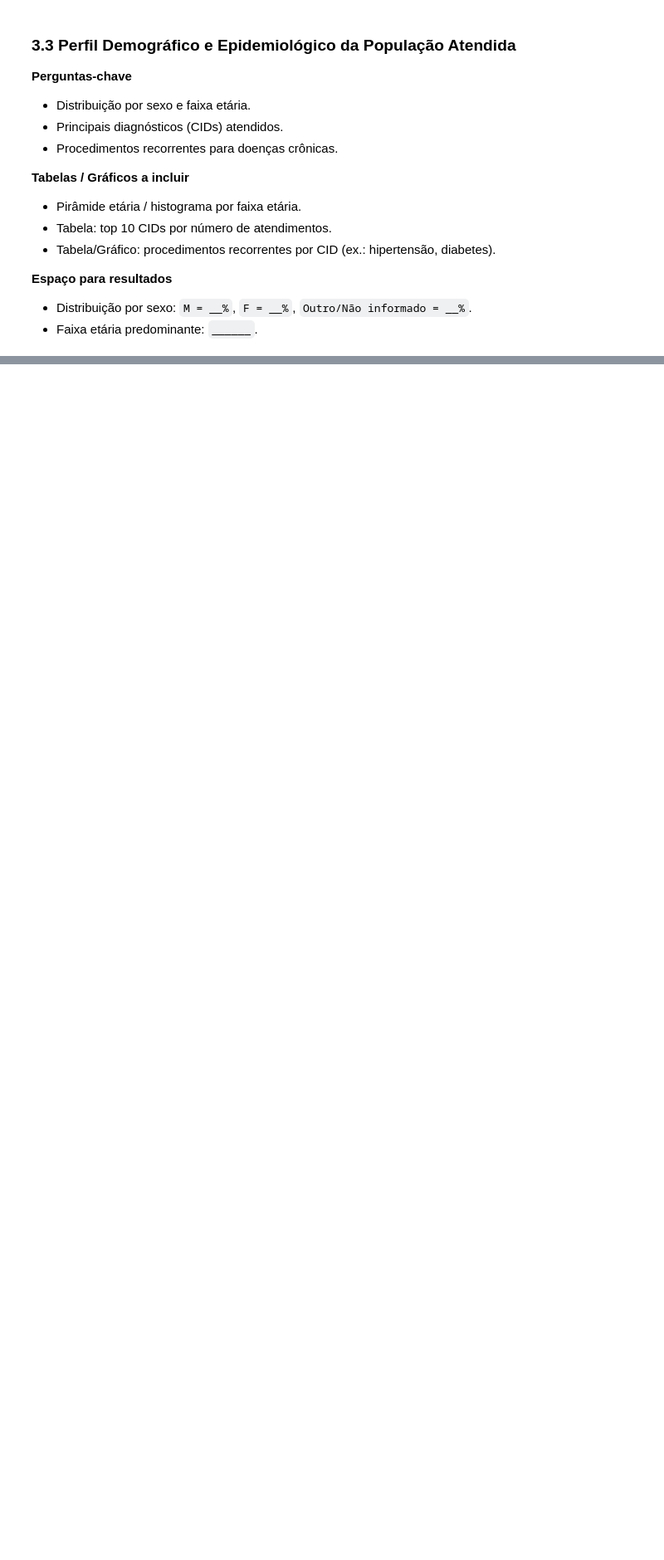
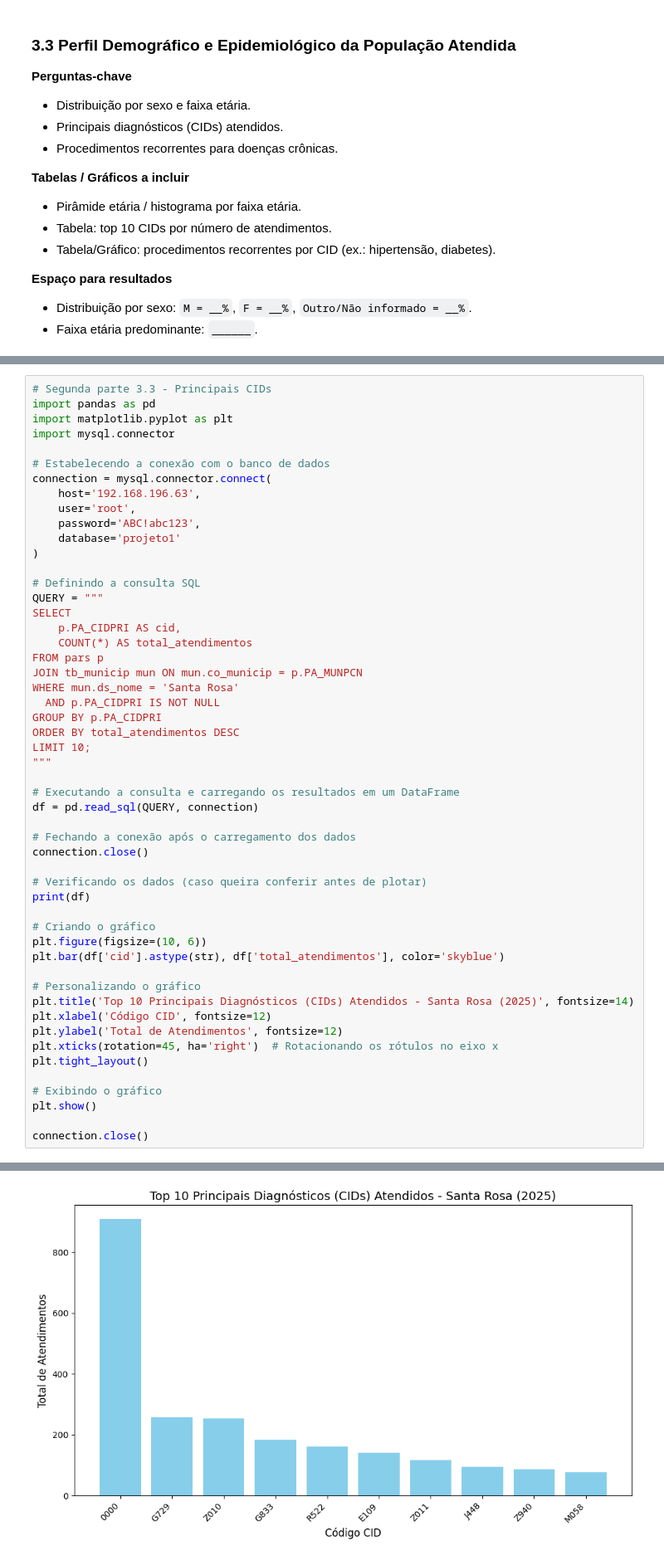
Before and after one commit to piril4mp0/python-pandas-datasus, a Jupyter notebook: notebook.ipynb, the cells around one changed output, grey strips where cells are left out. Shown at 83% size. Drawn from its saved outputs; the diff is of its cells as text; blank space fills up the shorter version.

```diff
--- a/notebook.ipynb
+++ b/notebook.ipynb
@@ -1336,0 +696,53 @@ Index: []
+# %%
+# Segunda parte 3.3 - Principais CIDs
+import pandas as pd
+import matplotlib.pyplot as plt
+import mysql.connector
+
+# Estabelecendo a conexão com o banco de dados
+connection = mysql.connector.connect(
+    host='192.168.196.63',
+    user='root',
+    password='ABC!abc123',
+    database='projeto1'
+)
+
+# Definindo a consulta SQL
+QUERY = """
+SELECT
+    p.PA_CIDPRI AS cid,
+    COUNT(*) AS total_atendimentos
+FROM pars p
+JOIN tb_municip mun ON mun.co_municip = p.PA_MUNPCN
+WHERE mun.ds_nome = 'Santa Rosa'
+  AND p.PA_CIDPRI IS NOT NULL
+GROUP BY p.PA_CIDPRI
+ORDER BY total_atendimentos DESC
+LIMIT 10;
+"""
+
+# Executando a consulta e carregando os resultados em um DataFrame
+df = pd.read_sql(QUERY, connection)
+
+# Fechando a conexão após o carregamento dos dados
+connection.close()
+
+# Verificando os dados (caso queira conferir antes de plotar)
+print(df)
+
+# Criando o gráfico
+plt.figure(figsize=(10, 6))
+plt.bar(df['cid'].astype(str), df['total_atendimentos'], color='skyblue')
+
+# Personalizando o gráfico
+plt.title('Top 10 Principais Diagnósticos (CIDs) Atendidos - Santa Rosa (2025)', fontsize=14)
+plt.xlabel('Código CID', fontsize=12)
+plt.ylabel('Total de Atendimentos', fontsize=12)
+plt.xticks(rotation=45, ha='right')  # Rotacionando os rótulos no eixo x
+plt.tight_layout()
+
+# Exibindo o gráfico
+plt.show()
+
+connection.close()
+# %% [output]
@@ -1337,3 +760,4 @@ Index: []
+[figure, added]
 # %% [markdown]
 
 <a id="fluxos"></a>
```
Also changed, not shown: parts of 17 cells of this notebook, 2 other files.
